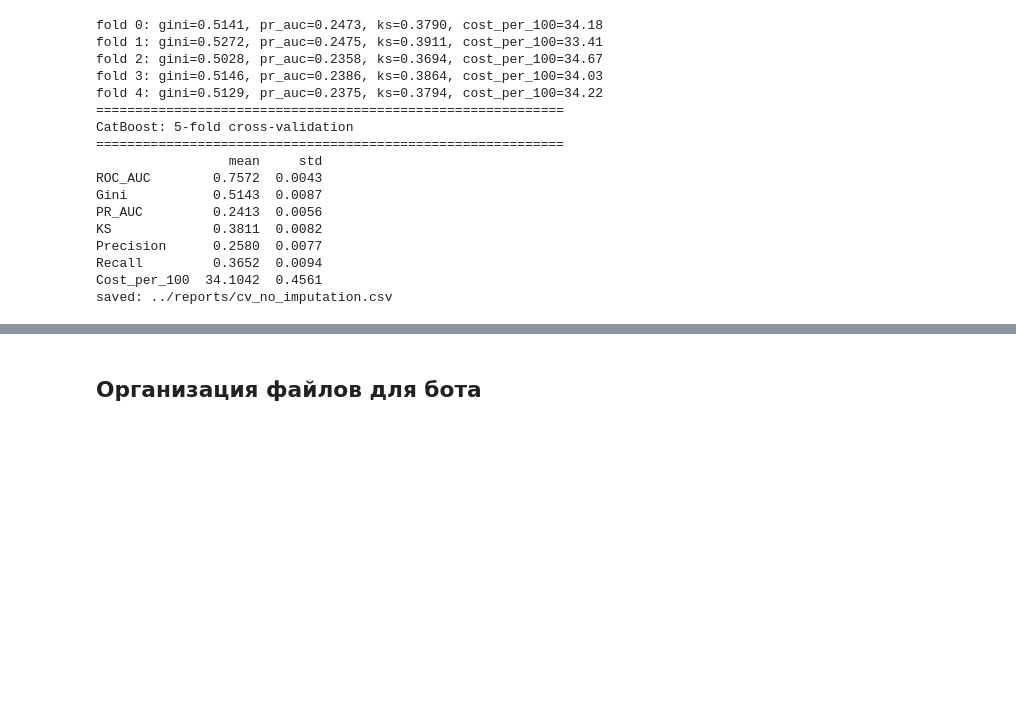
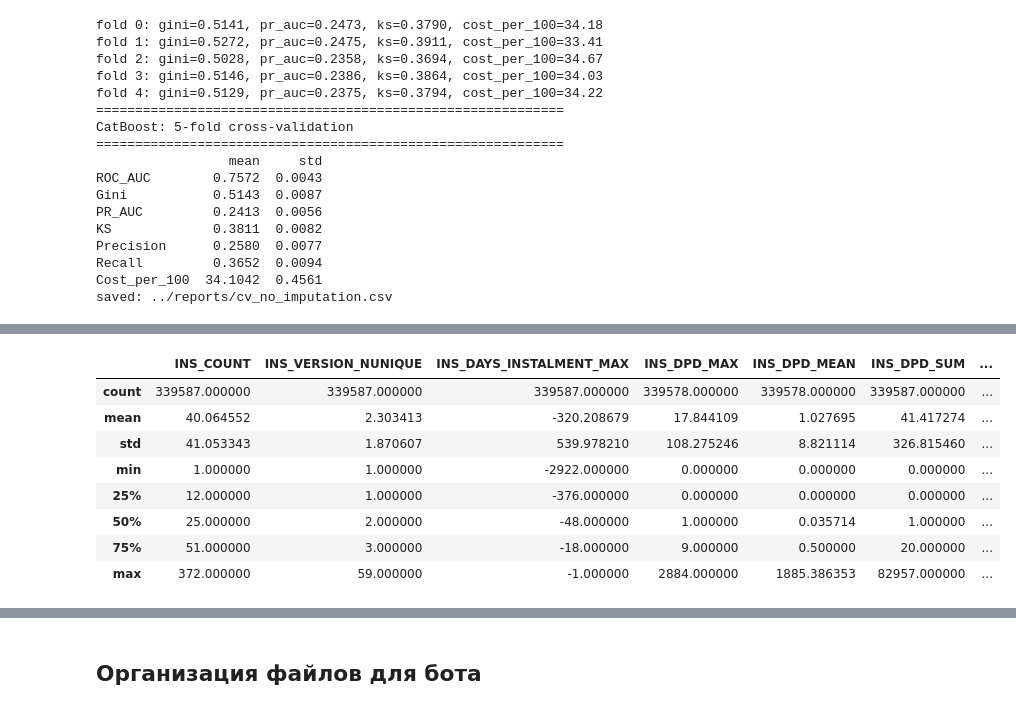
Before and after one commit to Twickitt/Credit-Scoring-Bot, a Jupyter notebook: notebooks/Credit-Scoring-Analysis.ipynb, the cells around one changed output, grey strips where cells are left out. Drawn from its saved outputs; the diff is of its cells as text; code cells hidden in the pictures; blank space fills up the shorter version.

```diff
--- a/notebooks/Credit-Scoring-Analysis.ipynb
+++ b/notebooks/Credit-Scoring-Analysis.ipynb
@@ -1134,0 +1488,76 @@ saved: ../reports/cv_no_imputation.csv
+# %%
+# actual payment behaviour on the previous home credit loans
+# one row per payment: when it was due, when it was really paid, how much was due and how much was paid
+# the table is big (13.6M rows), so only the needed columns are read and in float32
+installments_agg_path = '../data/agg_installments.parquet'
+
+if os.path.exists(installments_agg_path):
+    installments_agg = pd.read_parquet(installments_agg_path)
+    print(f"loaded from cache: {installments_agg_path}")
+else:
+    installments = pd.read_csv(
+        f'{data_dir}/installments_payments.csv',
+        usecols=['SK_ID_CURR', 'NUM_INSTALMENT_VERSION', 'DAYS_INSTALMENT', 'DAYS_ENTRY_PAYMENT', 'AMT_INSTALMENT', 'AMT_PAYMENT'],
+        dtype={'SK_ID_CURR': 'int32', 'NUM_INSTALMENT_VERSION': 'float32', 'DAYS_INSTALMENT': 'float32',
+               'DAYS_ENTRY_PAYMENT': 'float32', 'AMT_INSTALMENT': 'float32', 'AMT_PAYMENT': 'float32'}
+    )
+    print(f"installments_payments: {len(installments):,} rows")
+
+    # days past due: positive value means the payment was late
+    installments['DPD'] = (installments['DAYS_ENTRY_PAYMENT'] - installments['DAYS_INSTALMENT']).clip(lower=0)
+    # days before due: positive value means the payment was made earlier than needed
+    installments['DBD'] = (installments['DAYS_INSTALMENT'] - installments['DAYS_ENTRY_PAYMENT']).clip(lower=0)
+    installments['IS_LATE'] = (installments['DPD'] > 0).astype('int8')
+    installments['IS_LATE_30'] = (installments['DPD'] > 30).astype('int8')
+
+    # positive difference means the client paid less than was scheduled
+    installments['PAYMENT_DIFF'] = installments['AMT_INSTALMENT'] - installments['AMT_PAYMENT']
+    installments['PAYMENT_RATIO'] = (installments['AMT_PAYMENT'] / installments['AMT_INSTALMENT']).replace([np.inf, -np.inf], np.nan)
+    installments['IS_UNDERPAID'] = (installments['PAYMENT_DIFF'] > 1).astype('int8')
+
+    installments_agg = installments.groupby('SK_ID_CURR').agg(
+        INS_COUNT=('DAYS_INSTALMENT', 'size'),
+        INS_VERSION_NUNIQUE=('NUM_INSTALMENT_VERSION', 'nunique'),
+        INS_DAYS_INSTALMENT_MAX=('DAYS_INSTALMENT', 'max'),
+        # late payments
+        INS_DPD_MAX=('DPD', 'max'),
+        INS_DPD_MEAN=('DPD', 'mean'),
+        INS_DPD_SUM=('DPD', 'sum'),
+        INS_LATE_SHARE=('IS_LATE', 'mean'),
+        INS_LATE_30_SHARE=('IS_LATE_30', 'mean'),
+        # early payments, the opposite signal
+        INS_DBD_MAX=('DBD', 'max'),
+        INS_DBD_MEAN=('DBD', 'mean'),
+        # underpayments
+        INS_PAYMENT_RATIO_MEAN=('PAYMENT_RATIO', 'mean'),
+        INS_PAYMENT_RATIO_MIN=('PAYMENT_RATIO', 'min'),
+        INS_PAYMENT_DIFF_MAX=('PAYMENT_DIFF', 'max'),
+        INS_PAYMENT_DIFF_SUM=('PAYMENT_DIFF', 'sum'),
+        INS_UNDERPAID_SHARE=('IS_UNDERPAID', 'mean'),
+        # amounts
+        INS_AMT_INSTALMENT_MEAN=('AMT_INSTALMENT', 'mean'),
+        INS_AMT_PAYMENT_MEAN=('AMT_PAYMENT', 'mean'),
+        INS_AMT_PAYMENT_SUM=('AMT_PAYMENT', 'sum')
+    )
+
+    # the same over the last year only: recent behaviour matters more than old one
+    recent = installments[installments['DAYS_INSTALMENT'] > -365]
+    recent_agg = recent.groupby('SK_ID_CURR').agg(
+        INS_1Y_COUNT=('DAYS_INSTALMENT', 'size'),
+        INS_1Y_DPD_MAX=('DPD', 'max'),
+        INS_1Y_DPD_MEAN=('DPD', 'mean'),
+        INS_1Y_LATE_SHARE=('IS_LATE', 'mean'),
+        INS_1Y_UNDERPAID_SHARE=('IS_UNDERPAID', 'mean'),
+        INS_1Y_PAYMENT_DIFF_SUM=('PAYMENT_DIFF', 'sum')
+    )
+    installments_agg = installments_agg.join(recent_agg)
+
+    installments_agg.to_parquet(installments_agg_path)
+    print(f"saved to cache: {installments_agg_path}")
+
+    del installments, recent, recent_agg
+    gc.collect()
+
+print(f"installments_agg: {installments_agg.shape[0]:,} clients, {installments_agg.shape[1]} features")
+installments_agg.describe()
+# %% [output]
@@ -1134,0 +1566,9 @@ saved: ../reports/cv_no_imputation.csv
+|  | INS_COUNT | INS_VERSION_NUNIQUE | INS_DAYS_INSTALMENT_MAX | INS_DPD_MAX | INS_DPD_MEAN | INS_DPD_SUM | ... |
+| count | 339587.000000 | 339587.000000 | 339587.000000 | 339578.000000 | 339578.000000 | 339587.000000 | ... |
+| mean | 40.064552 | 2.303413 | -320.208679 | 17.844109 | 1.027695 | 41.417274 | ... |
+| std | 41.053343 | 1.870607 | 539.978210 | 108.275246 | 8.821114 | 326.815460 | ... |
+| min | 1.000000 | 1.000000 | -2922.000000 | 0.000000 | 0.000000 | 0.000000 | ... |
+| 25% | 12.000000 | 1.000000 | -376.000000 | 0.000000 | 0.000000 | 0.000000 | ... |
+| 50% | 25.000000 | 2.000000 | -48.000000 | 1.000000 | 0.035714 | 1.000000 | ... |
+| 75% | 51.000000 | 3.000000 | -18.000000 | 9.000000 | 0.500000 | 20.000000 | ... |
+| max | 372.000000 | 59.000000 | -1.000000 | 2884.000000 | 1885.386353 | 82957.000000 | ... |
```
Also changed, not shown: parts of 35 cells of this notebook, 7 other files.
